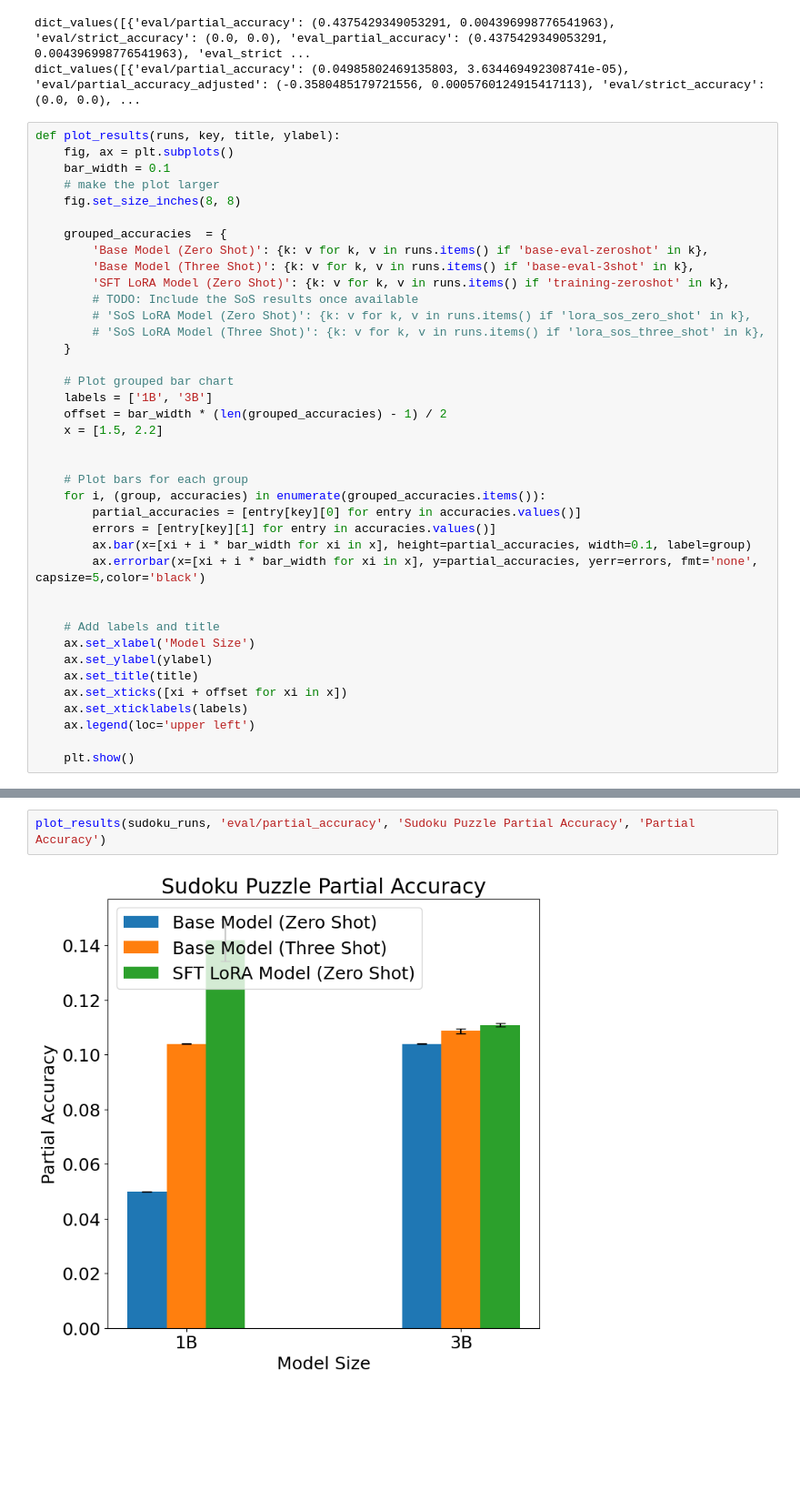
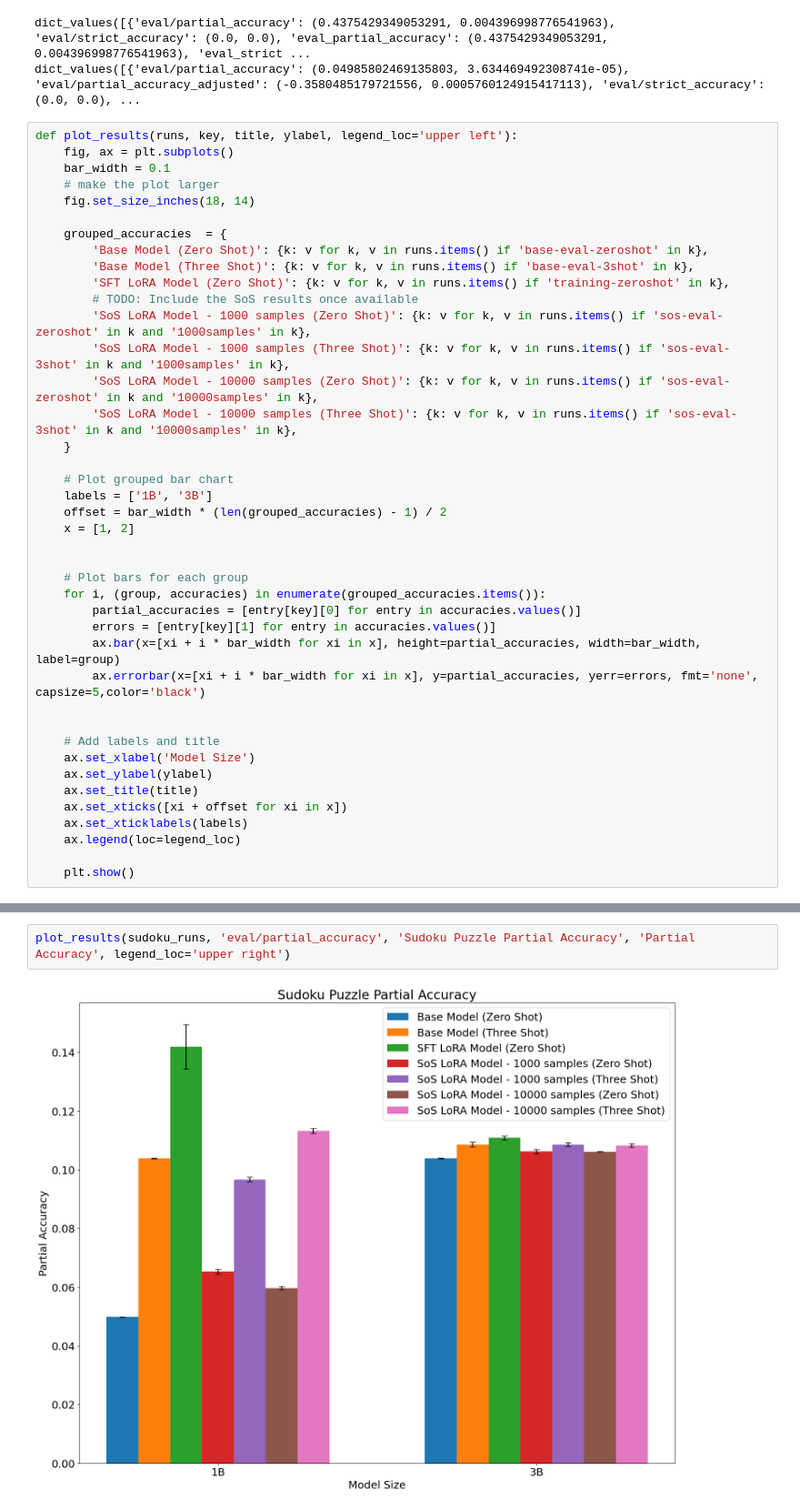
Before and after one commit to Cormac-C/llm-reasoning-decomp, a Jupyter notebook: notebooks/results_graphics_report.ipynb, the cells around one changed output, grey strips where cells are left out. Shown at 91% size. Saved outputs shown, nothing was run; the diff lists cells and outputs as text; blank space fills up the shorter version.

Commit message:
Add SOS data to plots

```diff
--- a/notebooks/results_graphics_report.ipynb
+++ b/notebooks/results_graphics_report.ipynb
@@ -91,32 +96,34 @@ print(sudoku_runs.values())
 dict_values([{'eval/partial_accuracy': (0.4375429349053291, 0.004396998776541963), 'eval/strict_accuracy': (0.0, 0.0), 'eval_partial_accuracy': (0.4375429349053291, 0.004396998776541963), 'eval_strict ...
 dict_values([{'eval/partial_accuracy': (0.04985802469135803, 3.634469492308741e-05), 'eval/partial_accuracy_adjusted': (-0.3580485179721556, 0.0005760124915417113), 'eval/strict_accuracy': (0.0, 0.0), ...
 # %%
-def plot_results(runs, key, title, ylabel):
+def plot_results(runs, key, title, ylabel, legend_loc='upper left'):
     fig, ax = plt.subplots()
     bar_width = 0.1
     # make the plot larger
-    fig.set_size_inches(8, 8)
+    fig.set_size_inches(18, 14)
 
     grouped_accuracies  = {
         'Base Model (Zero Shot)': {k: v for k, v in runs.items() if 'base-eval-zeroshot' in k},
         'Base Model (Three Shot)': {k: v for k, v in runs.items() if 'base-eval-3shot' in k},
         'SFT LoRA Model (Zero Shot)': {k: v for k, v in runs.items() if 'training-zeroshot' in k},
         # TODO: Include the SoS results once available
-        # 'SoS LoRA Model (Zero Shot)': {k: v for k, v in runs.items() if 'lora_sos_zero_shot' in k},
-        # 'SoS LoRA Model (Three Shot)': {k: v for k, v in runs.items() if 'lora_sos_three_shot' in k},
+        'SoS LoRA Model - 1000 samples (Zero Shot)': {k: v for k, v in runs.items() if 'sos-eval-zeroshot' in k and '1000samples' in k},
+        'SoS LoRA Model - 1000 samples (Three Shot)': {k: v for k, v in runs.items() if 'sos-eval-3shot' in k and '1000samples' in k},
+        'SoS LoRA Model - 10000 samples (Zero Shot)': {k: v for k, v in runs.items() if 'sos-eval-zeroshot' in k and '10000samples' in k},
+        'SoS LoRA Model - 10000 samples (Three Shot)': {k: v for k, v in runs.items() if 'sos-eval-3shot' in k and '10000samples' in k},
     }
 
     # Plot grouped bar chart
     labels = ['1B', '3B']
     offset = bar_width * (len(grouped_accuracies) - 1) / 2
-    x = [1.5, 2.2]
+    x = [1, 2]
 
 
     # Plot bars for each group
     for i, (group, accuracies) in enumerate(grouped_accuracies.items()):
         partial_accuracies = [entry[key][0] for entry in accuracies.values()]
         errors = [entry[key][1] for entry in accuracies.values()]
-        ax.bar(x=[xi + i * bar_width for xi in x], height=partial_accuracies, width=0.1, label=group)
+        ax.bar(x=[xi + i * bar_width for xi in x], height=partial_accuracies, width=bar_width, label=group)
         ax.errorbar(x=[xi + i * bar_width for xi in x], y=partial_accuracies, yerr=errors, fmt='none', capsize=5,color='black')
 
 
@@ -126,7 +133,7 @@ def plot_results(runs, key, title, ylabel):
     ax.set_title(title)
     ax.set_xticks([xi + offset for xi in x])
     ax.set_xticklabels(labels)
-    ax.legend(loc='upper left')
+    ax.legend(loc=legend_loc)
 
     plt.show()
 # %%
@@ -140,4 +147,4 @@ plot_results(zebra_runs, 'eval/strict_accuracy', 'Zebra Puzzle Partial Accuracy'
 # %%
-plot_results(sudoku_runs, 'eval/partial_accuracy', 'Sudoku Puzzle Partial Accuracy', 'Partial Accuracy')
+plot_results(sudoku_runs, 'eval/partial_accuracy', 'Sudoku Puzzle Partial Accuracy', 'Partial Accuracy', legend_loc='upper right')
 # %% [output]
-[figure, old version]
+[figure, new version]
```
Also changed, not shown: parts of 5 cells of this notebook.
